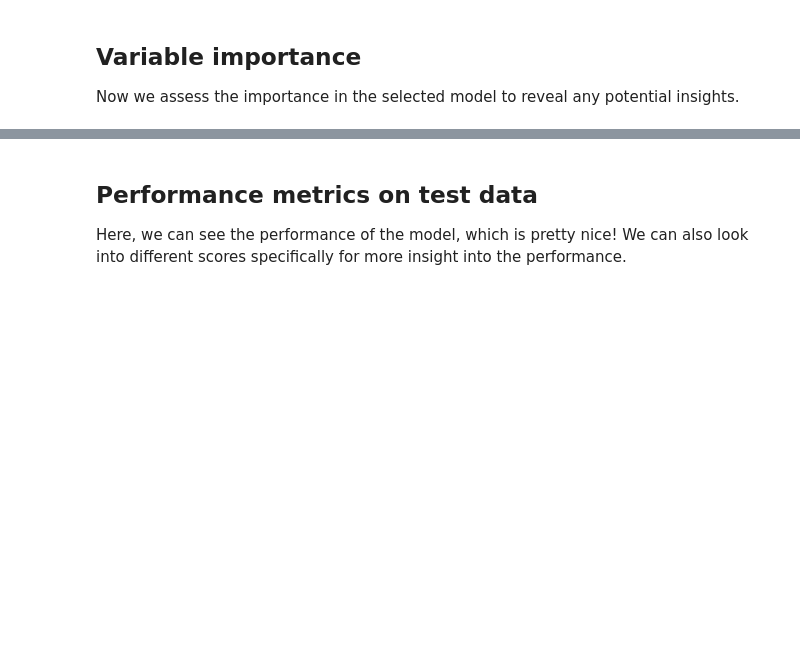
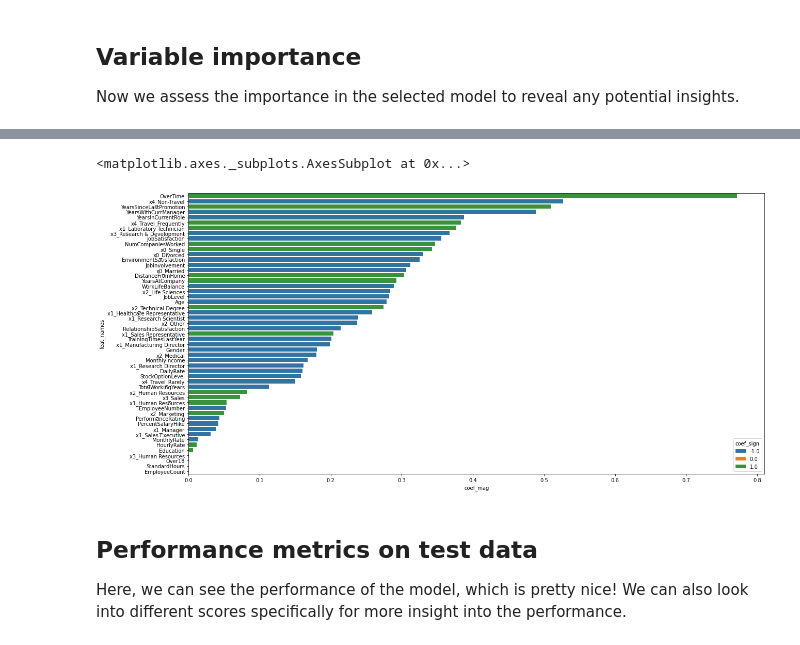
Before and after one commit to lexiewebel/51-assign05-lexiewebel, a Jupyter notebook: employee_churn_template.ipynb, the cells around one changed output, grey strips where cells are left out. Saved outputs shown, nothing was run; the diff lists cells and outputs as text; code cells hidden in the pictures; blank space fills up the shorter version.

```diff
--- a/employee_churn_template.ipynb
+++ b/employee_churn_template.ipynb
@@ -93,0 +138,3 @@ employee_df.shape
+# %%
+employee_df['OverTime'] = employee_df['OverTime'].apply(lambda x: 1 if x == "Yes" else 0)
+employee_df['OverTime']
@@ -93,0 +154,3 @@ employee_df.shape
+# %%
+employee_df['Gender'] = employee_df['Gender'].apply(lambda x: 1 if x == "Female" else 0)
+employee_df['Gender']
@@ -198,4 +369,19 @@ with config_context(display='diagram'):
 
 Now that we have our pipelines, we can now use this as part of cross validation and hyperparameter tuning.
 # %%
+
 # TODO: set up your tuning grid
+
+tuning_grid1 = {'mdl__l1_ratio' : np.linspace(0,1,5),
+               'mdl__C': np.logspace(-1, 6, 3) }
+
+grid_search1 = GridSearchCV(logisticRegressionPipe, param_grid = tuning_grid1, cv = 5, return_train_score=True)
+
+# TODO: fit your model
+
+grid_search1.fit(X_train, y_train.values.ravel())
+
+# TODO: find the best performing model parameters and their values
+
+print(grid_search1.best_score_)
+grid_search1.best_params_
@@ -218,5 +491,5 @@ Now we assess the importance in the selected model to reveal any potential insig
 # %%
 # TODO: feel free to uncomment and edit the code below to obtain your feature weights
 
-# vip = grid_search.best_estimator_['mdl'].coef_[0]
-# vip
+vip = grid_search1.best_estimator_['mdl'].coef_[0]
+vip
@@ -223,22 +511,25 @@ Now we assess the importance in the selected model to reveal any potential insig
 # %%
 # TODO: feel free to uncomment and edit the code below to obtain your feature importance graph.
-# Did the graph surprise you? What features did you think were more important?
+# Did the graph surprise you? What features did you think were more important? It didnt surpise me too much, I thought distance from home would be a little more important than it was.
 
 # #get names in correct preproc order
-# cat_names = grid_search.best_estimator_.named_steps['preproc'].transformers_[0][1].named_steps['onehot_cat'].get_feature_names()
-# num_names = grid_search.best_estimator_.named_steps['preproc'].transformers_[1][2]
+cat_names = grid_search1.best_estimator_.named_steps['preproc'].transformers_[0][1].named_steps['onehot_cat'].get_feature_names()
+num_names = grid_search1.best_estimator_.named_steps['preproc'].transformers_[1][2]
 
 # #create df with vip info
-# coef_info = pd.DataFrame({'feat_names':np.hstack([cat_names, num_names]), 'vip': vip})
+coef_info = pd.DataFrame({'feat_names':np.hstack([cat_names, num_names]), 'vip': vip})
 
 # #get sign and magnitude information
-# coef_info = coef_info.assign(coef_mag = abs(coef_info['vip']),
-#                              coef_sign = np.sign(coef_info['vip']))
+coef_info = coef_info.assign(coef_mag = abs(coef_info['vip']),
+                             coef_sign = np.sign(coef_info['vip']))
 
 # #sort and plot
-# coef_info = coef_info.set_index('feat_names').sort_values(by='coef_mag', ascending=False)
-# plt.figure(figsize = (20,10))
-# sns.barplot(y=coef_info.index, x='coef_mag', hue='coef_sign', data=coef_info, orient='h', dodge=False)
+coef_info = coef_info.set_index('feat_names').sort_values(by='coef_mag', ascending=False)
+plt.figure(figsize = (20,10))
+sns.barplot(y=coef_info.index, x='coef_mag', hue='coef_sign', data=coef_info, orient='h', dodge=False)
+# %% [output]
+<matplotlib.axes._subplots.AxesSubplot at 0x...>
+[figure, added]
 # %% [markdown]
 ## Performance metrics on test data
 
```
Also changed, not shown: parts of 26 cells of this notebook.
